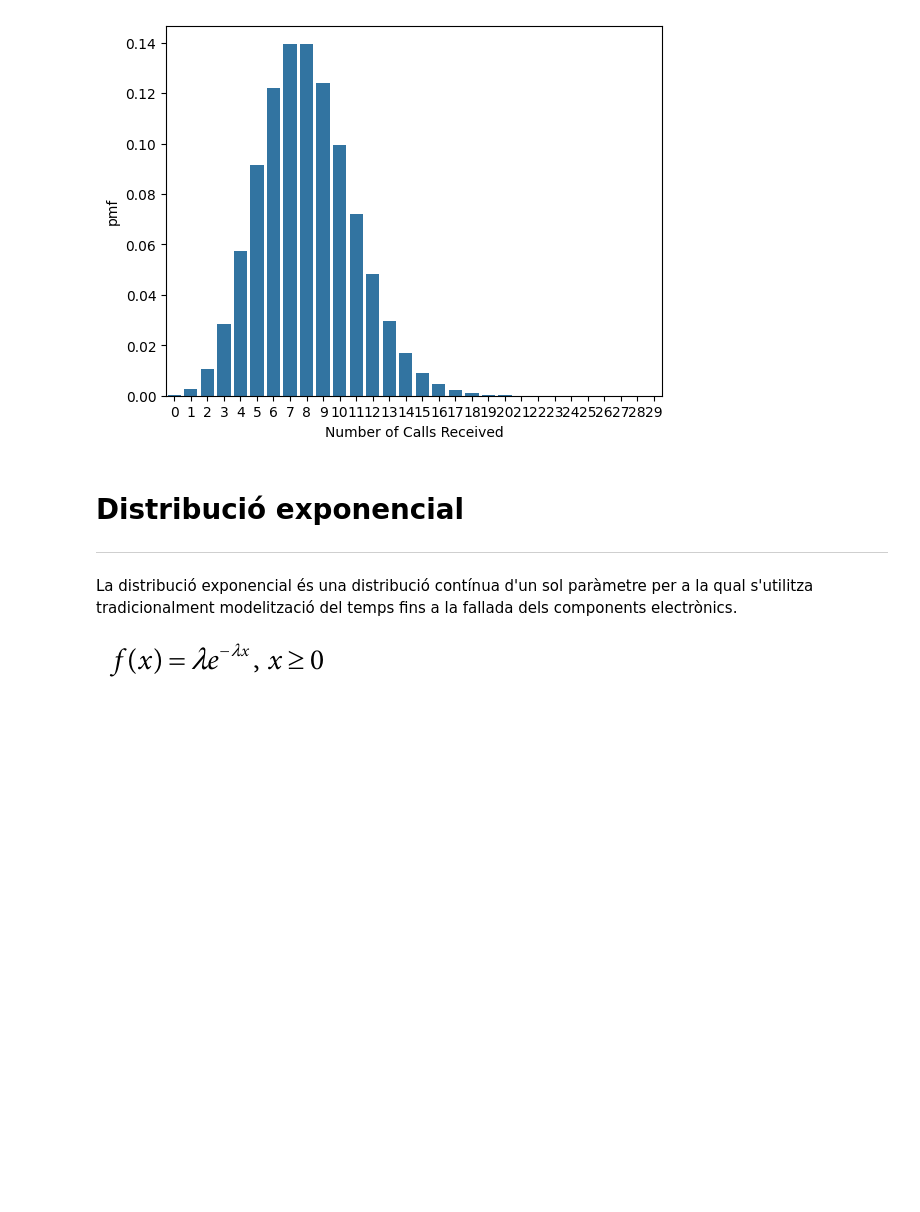
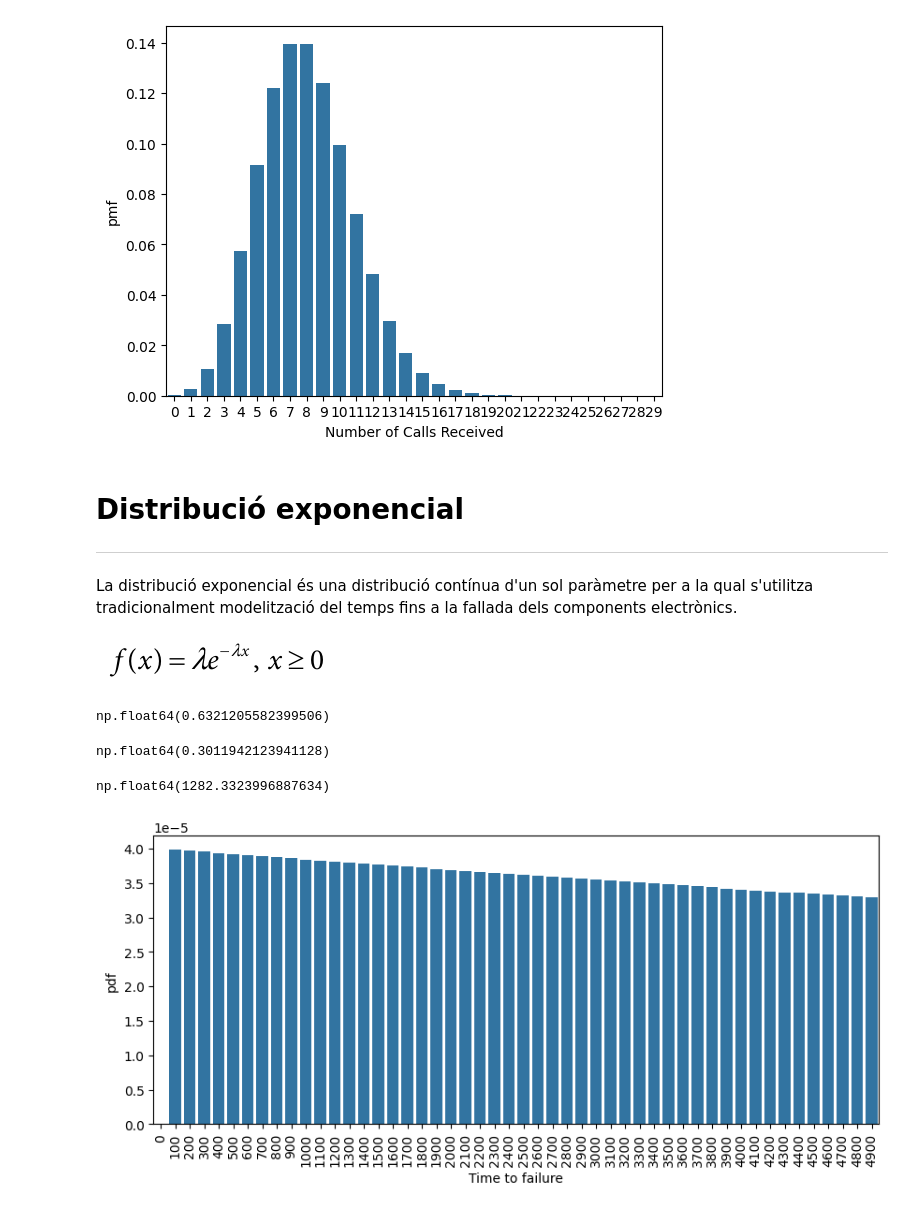
Before and after one commit to ManelSoengas/Python, a Jupyter notebook: Python_Probabilitat.ipynb, the cells around one changed output. Cells and saved outputs as stored; diff of their text form; code cells hidden in the pictures; blank space fills up the shorter version.

```diff
--- a/Python_Probabilitat.ipynb
+++ b/Python_Probabilitat.ipynb
@@ -158,2 +158,26 @@ La distribució exponencial és una distribució contínua d'un sol paràmetre p
 # La probabilitat que funcioni sense fallar fins a les 30.000 hores.
 # El temps en què fallarà el 5% de les bombetes (vida P5).
+# %%
+stats.expon.cdf(25000,loc = 1/25000,scale = 25000)
+# %% [output]
+np.float64(0.6321205582399506)
+# %%
+1 - stats.expon.cdf(30000,loc = 1/25000,scale = 25000)
+# %% [output]
+np.float64(0.3011942123941128)
+# %%
+stats.expon.ppf(.05,loc = 1/25000,scale = 25000)
+# %% [output]
+np.float64(1282.3323996887634)
+# %%
+pdf_df = pd.DataFrame({'success': range(0,5000, 100),
+'pdf':
+list(stats.expon.pdf(range(0, 5000, 100),
+loc = 1/25000,
+scale = 25000))})
+plt.figure(figsize=(10,4))
+sn.barplot(x = pdf_df.success, y = pdf_df.pdf)
+plt.xticks(rotation=90);
+plt.xlabel('Time to failure');
+# %% [output]
+[figure, added]
```
Also changed, not shown: parts of 21 cells of this notebook.
